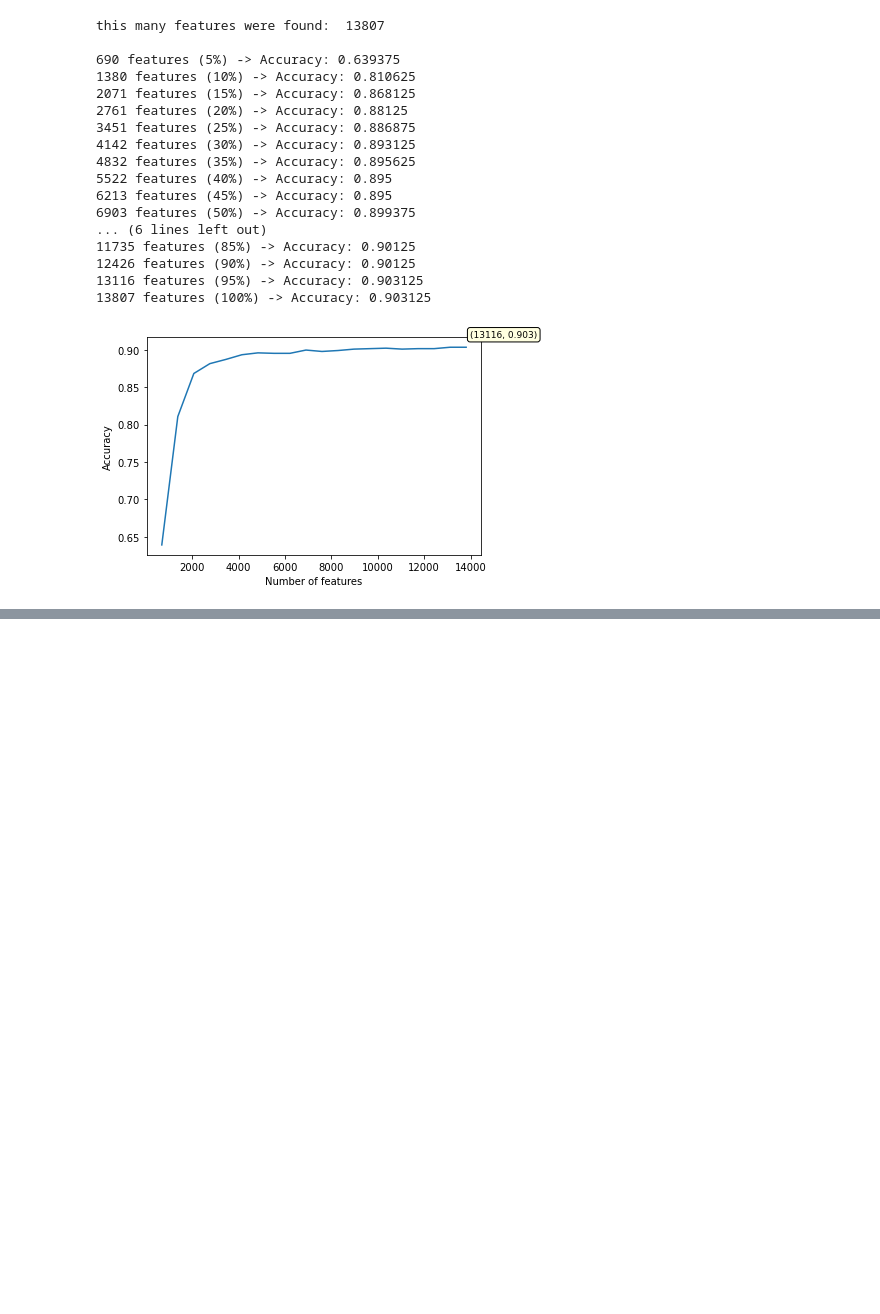
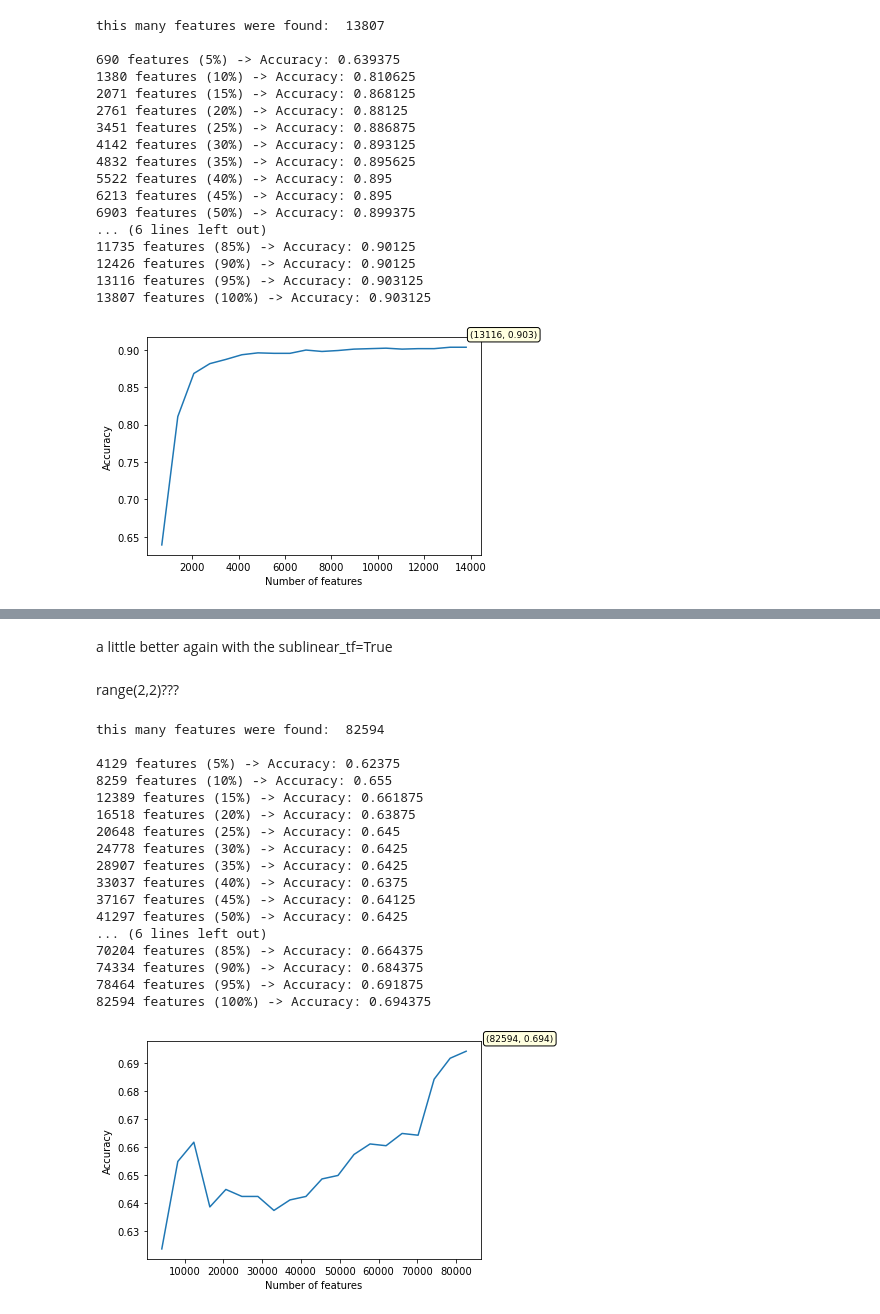
Before and after one commit to michalwietecki/text-emotion-classification, a Jupyter notebook: classification.ipynb, the cells around one changed output, grey strips where cells are left out. Cells and saved outputs as stored; diff of their text form; code cells hidden in the pictures; blank space fills up the shorter version.

```diff
--- a/classification.ipynb
+++ b/classification.ipynb
@@ -996,0 +1045,26 @@ this many features were found:  13807
+# %% [markdown]
+a little better again with the sublinear_tf=True
+# %% [markdown]
+range(2,2)???
+# %%
+[feature_number,accuracies] = vectorizer_ngram_stopwords(2,2, TfidfVectorizer,sub_tf=True, model = LinearSVC(dual='auto'))
+plot_features_vs_accuracy(feature_number, accuracies)
+# %% [output]
+this many features were found:  82594
+
+4129 features (5%) -> Accuracy: 0.62375
+8259 features (10%) -> Accuracy: 0.655
+12389 features (15%) -> Accuracy: 0.661875
+16518 features (20%) -> Accuracy: 0.63875
+20648 features (25%) -> Accuracy: 0.645
+24778 features (30%) -> Accuracy: 0.6425
+28907 features (35%) -> Accuracy: 0.6425
+33037 features (40%) -> Accuracy: 0.6375
+37167 features (45%) -> Accuracy: 0.64125
+41297 features (50%) -> Accuracy: 0.6425
+... (6 lines left out)
+70204 features (85%) -> Accuracy: 0.664375
+74334 features (90%) -> Accuracy: 0.684375
+78464 features (95%) -> Accuracy: 0.691875
+82594 features (100%) -> Accuracy: 0.694375
+[figure, added]
```
Also changed, not shown: parts of 7 cells of this notebook.
